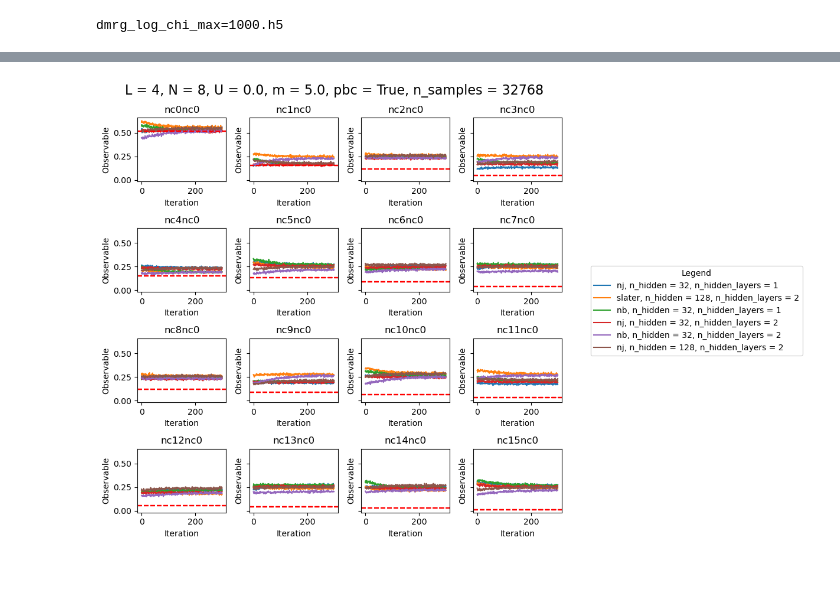
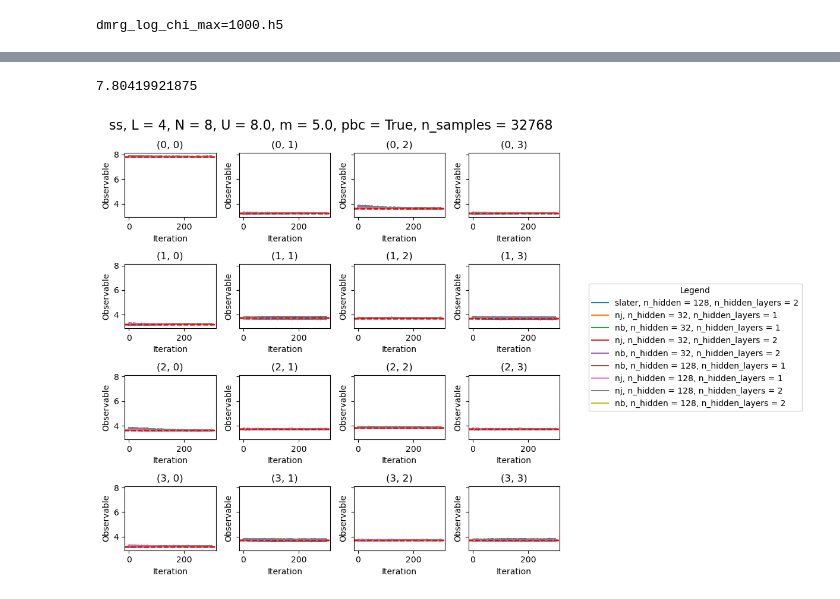
Before and after one commit to wttai004/machine_learning, a Jupyter notebook: netket_qwz/notebooks/qwz_results.ipynb, the cells around one changed output, grey strips where cells are left out. Drawn from its saved outputs; the diff is of its cells as text; code cells hidden in the pictures; blank space fills up the shorter version.

```diff
--- a/netket_qwz/notebooks/qwz_results.ipynb
+++ b/netket_qwz/notebooks/qwz_results.ipynb
@@ -25,11 +25,11 @@ from tenpy.tools import hdf5_io
 L = 4
 N = 8
 m = 5.0
-U = 0.0
+U = 8.0
 pbc = True
 query_dict_dmrg =  {"L": L, "N": N, "t": 1.0, "U": U, "m": m, "pbc": pbc}
-date_dmrg = "20241208_1750"
-date_netket = "20241208_1749"
+date_dmrg = "20241210_0356"
+date_netket = "20241210_0420"
 BASE_PATH_DMRG = Path(f"/home1/wttai/machine_learning/dmrg_qwz/data/dmrg_qwz_{date_dmrg}")
 
 data_dmrg = []
@@ -89,7 +101,12 @@ nj_log_n_hidden=128_n_hidden_layers=2_n_samples=32768.json
+# %%
+data = data_to_plot[0]
+data["data"]['sp'][0]['Mean']['real'][-1]
+# %% [output]
+7.80419921875
 # %%
 n_corrs = L**2
 
-x_values = np.arange(len(data["data"]['nc0nc0']['Mean']['real']))
+x_values = np.arange(len(data["data"]['pp'][0]['Mean']['real']))
 
 # Create a figure and a set of subplots
 fig, axs = plt.subplots(4, 4, figsize=(8, 8), sharey=True)
@@ -97,43 +114,46 @@ fig, axs = plt.subplots(4, 4, figsize=(8, 8), sharey=True)
 lines = []
 labels = []
 
+orbitals_nk, orbitals_dmrg = 'ss', 'dd'
+
 for data in data_to_plot:
     for i in range(n_corrs):
         x = i // L
         y = i % L
-        corr = f"nc{i}nc0"
+        #corr = f"nc{i}nc0"
         line, = axs[x][y].plot(x_values,
-                               data["data"][corr]['Mean']['real'],
+                               data["data"][orbitals_nk][i]['Mean']['real'],
                                label=f"{data["metadata"]["model"]}, n_hidden = {data["metadata"]["n_hidden"]}, n_hidden_layers = {data["metadata"]["n_hidden_layers"]}")
 
-        corrs_dmrg = (data_dmrg[0]['data']['corrs_results']['dd']
-                    +data_dmrg[0]['data']['corrs_results']['uu']
-                    + 2 * data_dmrg[0]['data']['corrs_results']['ud'])/16
+        corrs_dmrg = (data_dmrg[0]['data']['corrs_results'][orbitals_dmrg])
+        # corrs_dmrg = (data_dmrg[0]['data']['corrs_results']['dd']
+        #             + data_dmrg[0]['data']['corrs_results']['uu']
+        #             + 2 * data_dmrg[0]['data']['corrs_results']['ud'])/16
         axs[x][y].axhline(y=corrs_dmrg[x][y], color='r', linestyle='--', label='DMRG')
 
-        axs[x][y].set_title(corr)
+        axs[x][y].set_title(f"({x}, {y})")
         axs[x][y].set_xlabel('Iteration')
         axs[x][y].set_ylabel('Observable')
 
         # Collect lines and labels for the legend
         if line.get_label() not in labels:
             lines.append(line)
             labels.append(line.get_label())
 
-title = f"L = {L}, N = {N}, U = {U}, m = {m}, pbc = {query_dict['pbc']}, n_samples = {n_samples}"
+title = f"{orbitals_nk}, L = {L}, N = {N}, U = {U}, m = {m}, pbc = {query_dict['pbc']}, n_samples = {n_samples}"
 fig.suptitle(title, fontsize=16)
 
 # Add a shared legend to the right of the figure
 fig.legend(
     lines, labels,
     loc='center right',
     title="Legend",
     bbox_to_anchor=(1.5, 0.5)
 )
 
 
 # Show the plot
 plt.tight_layout()
 plt.show()
 # %% [output]
-[figure, old version]
+[figure, new version]
```
Also changed, not shown: parts of 2 cells of this notebook, 8 other files.
